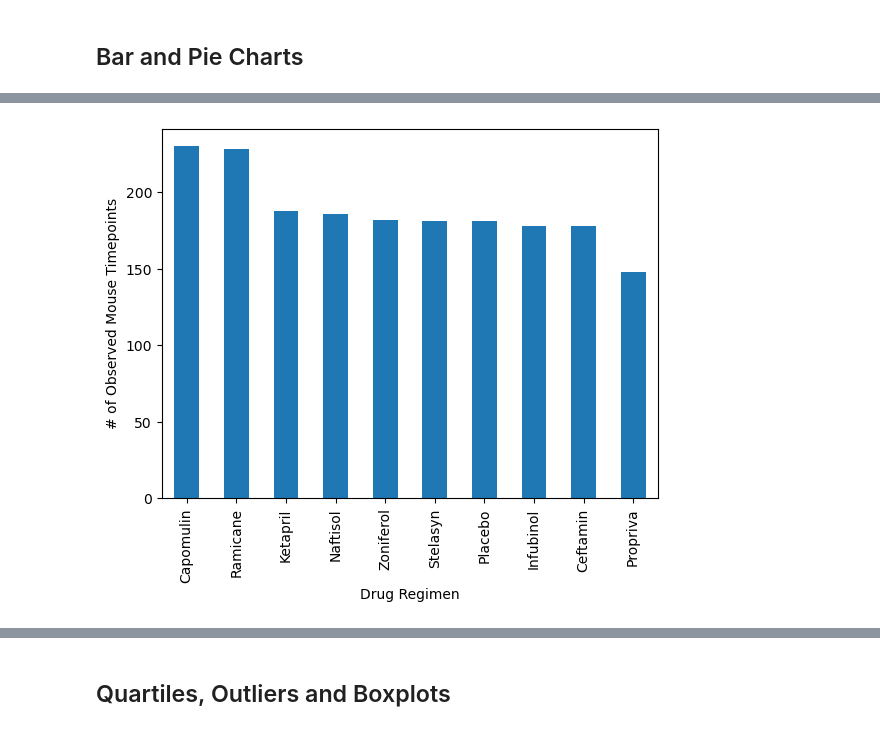
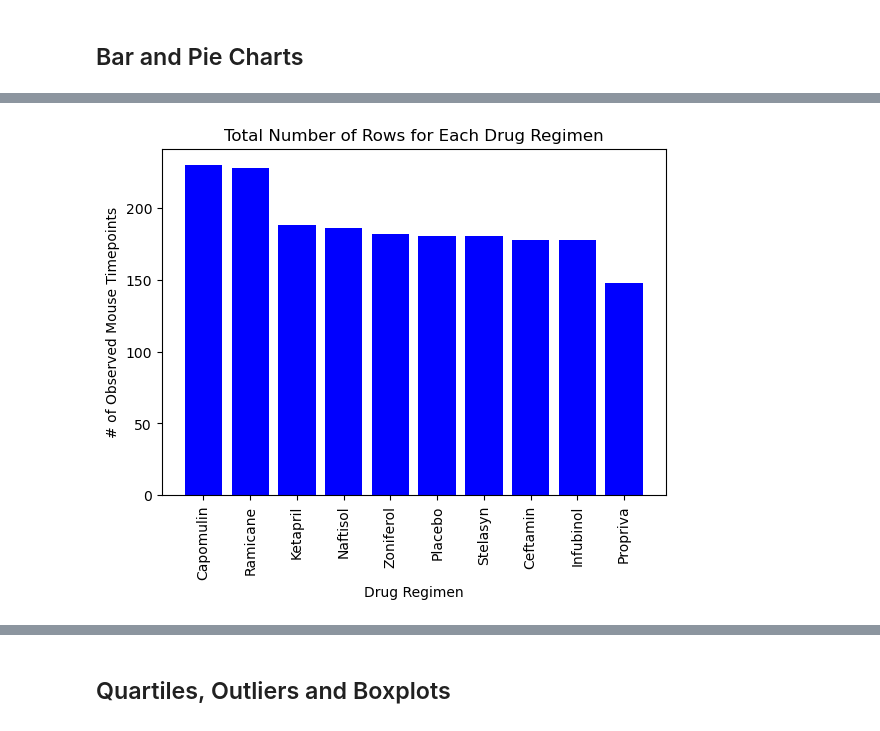
Before and after one commit to moonsunkey/Pharmas_project, a Jupyter notebook: pymaceuticals.ipynb, the cells around one changed output, grey strips where cells are left out. Saved outputs shown, nothing was run; the diff lists cells and outputs as text; code cells hidden in the pictures.

Commit message:
Added bar charts and pie charts, as well as calculation for box plot.

```diff
--- a/pymaceuticals.ipynb
+++ b/pymaceuticals.ipynb
@@ -132,3 +132,15 @@ clean.groupby('Drug Regimen')[['Tumor Volume (mm3)']].agg(['mean','median','var'
 | Zoniferol | 53.236507 | 51.818479 | 48.533355 | 6.966589 | 0.516398 |
 # %% [markdown]
 ## Bar and Pie Charts
+# %%
+# Generate a bar plot showing the total number of rows (Mouse ID/Timepoints) for each drug regimen using Pandas.
+# Group the data by the drug regimen and count the number of rows for each group
+drug_regimen_counts = clean.groupby('Drug Regimen').size().sort_values(ascending=False)
+
+# Create a bar plot
+drug_regimen_counts.plot(kind='bar', color='blue', figsize=(6.5, 4.5))
+plt.title('Total Number of Rows for Each Drug Regimen')
+plt.xlabel('Drug Regimen')
+plt.ylabel('# of Observed Mouse Timepoints')
+plt.xticks(rotation=90)
+plt.show()
@@ -135,4 +149,11 @@ clean.groupby('Drug Regimen')[['Tumor Volume (mm3)']].agg(['mean','median','var'
 # %%
-# Generate a bar plot showing the total number of rows (Mouse ID/Timepoints) for each drug regimen using Pandas.
+# Generate a bar plot showing the total number of rows (Mouse ID/Timepoints) for each drug regimen using pyplot.
+plt.figure(figsize=(6.5, 4.5))
+plt.bar(drug_regimen_counts.index, drug_regimen_counts, color='blue')
+plt.title('Total Number of Rows for Each Drug Regimen')
+plt.xlabel('Drug Regimen')
+plt.ylabel('# of Observed Mouse Timepoints')
+plt.xticks(rotation=90)
+plt.show()
 # %% [output]
-[figure, old version]
+[figure, new version]
```
Also changed, not shown: parts of 9 cells of this notebook.
